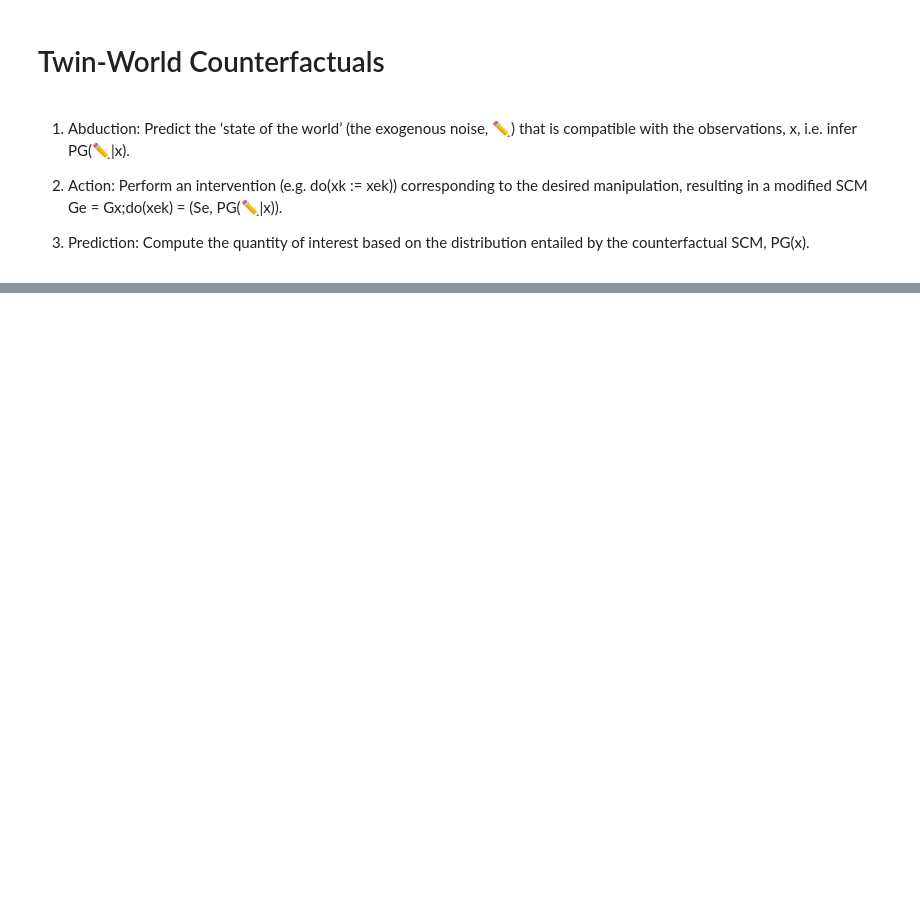
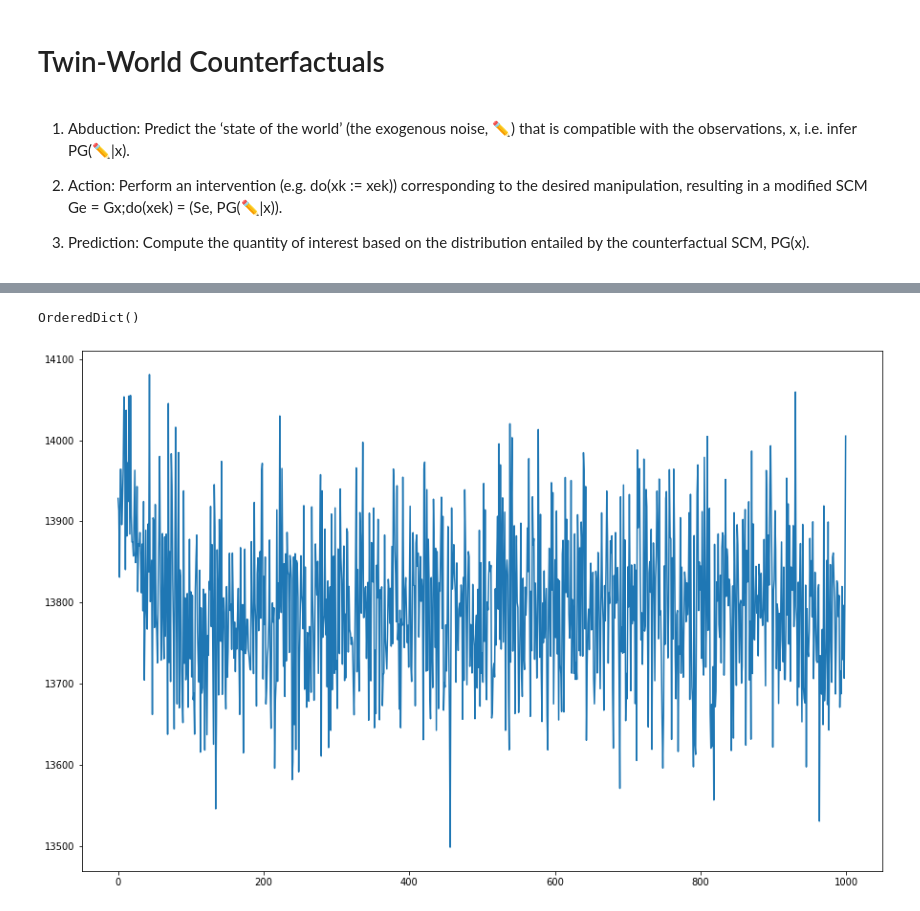
Before and after one commit to zainakh/fair-inference, a Jupyter notebook: src/dgp.ipynb, the cells around one changed output, grey strips where cells are left out. Cells and saved outputs as stored; diff of their text form; code cells hidden in the pictures; blank space fills up the shorter version.

Commit message:
Working action abduction inference example

```diff
--- a/src/dgp.ipynb
+++ b/src/dgp.ipynb
@@ -220,0 +264,51 @@ for name, node in cond_trace.nodes.items():
+# %%
+cf_trace.nodes
+# %% [output]
+OrderedDict()
+# %%
+def ProposedModelSmall(data, gamma_shift=0., C=0.):
+    gamma_shift = torch.tensor(gamma_shift)
+    C = torch.tensor(C)
+
+    lambda1 = pyro.sample("lambda1", dist.Normal(0., 1.))
+    lambda2 = pyro.sample("lambda2", dist.Normal(0., 1.))
+    lambda3 = pyro.sample("lambda3", dist.Normal(0., 1.))
+    lambda4 = pyro.sample("lambda4", dist.Normal(0., 1.))
+
+    with pyro.plate("data", data.size(0)):
+        u1 = pyro.sample("u1", dist.Normal(torch.tensor(0.), torch.tensor(0.6)))
+        u2 = pyro.sample("u2", dist.Normal(torch.tensor(0.), torch.tensor(0.8)))
+        u3 = pyro.sample("u3", dist.Normal(torch.tensor(0.), torch.tensor(0.9)))
+
+        a_prob = torch.sigmoid(gamma_shift*lambda1*C + u1)
+        a_val = pyro.sample("a", dist.Bernoulli(probs=a_prob), obs=data[:,0])
+
+        r_val = pyro.sample("r", dist.Normal(lambda2*a_val + u2, 1.), obs=data[:,1])
+
+        y_prob = torch.sigmoid(lambda3*a_val + lambda4*r_val + u3)
+        y_val = pyro.sample("y", dist.Bernoulli(probs=y_prob), obs=data[:,2])
+# %%
+autodelta = AutoDelta(pyro.poutine.block(ProposedModelSmall, hide=["u1", "u2", "u3"]))
+# %%
+def train(data, num_steps, num_obs, model, guide):
+    data = torch.tensor(data.values)
+
+    pyro.clear_param_store()
+    loss_func = pyro.infer.Trace_ELBO()
+    svi = pyro.infer.SVI(model, guide, pyro.optim.Adam({"lr": 0.01}), loss=loss_func)
+
+    losses = []
+    for i in tqdm(range(num_steps)):
+        loss = svi.step(data)
+        losses.append(loss)
+
+    plt.figure()
+    plt.plot(losses)
+    plt.show()
+
+    posterior_params = {k: np.array(v.data) for k, v in pyro.get_param_store().items()}
+    return posterior_params
+
+learned_params = train(samples[['A', 'R', 'Y']], num_steps=1000, num_obs=2000, model=ProposedModelSmall, guide=autodelta)
+# %% [output]
+[figure, added]
```
Also changed, not shown: parts of 23 cells of this notebook, 6 other files.
